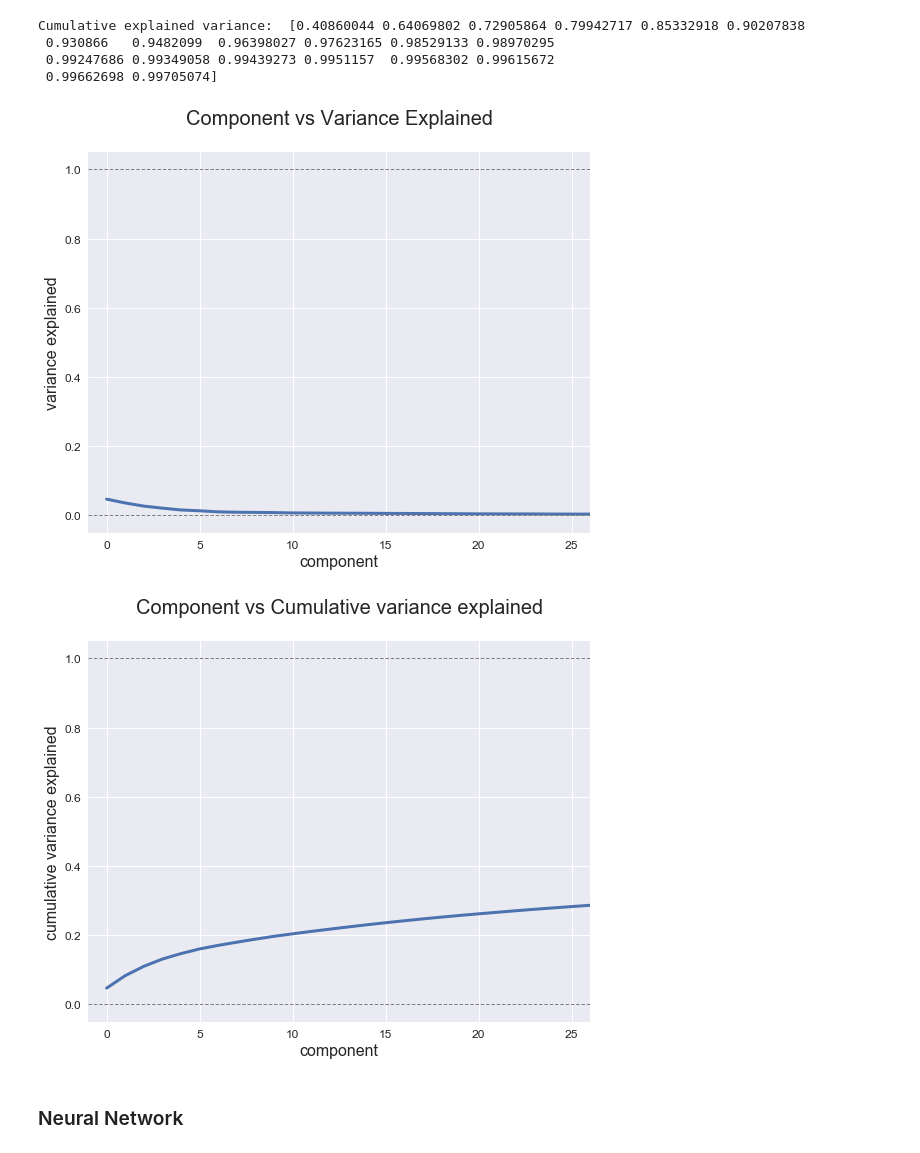
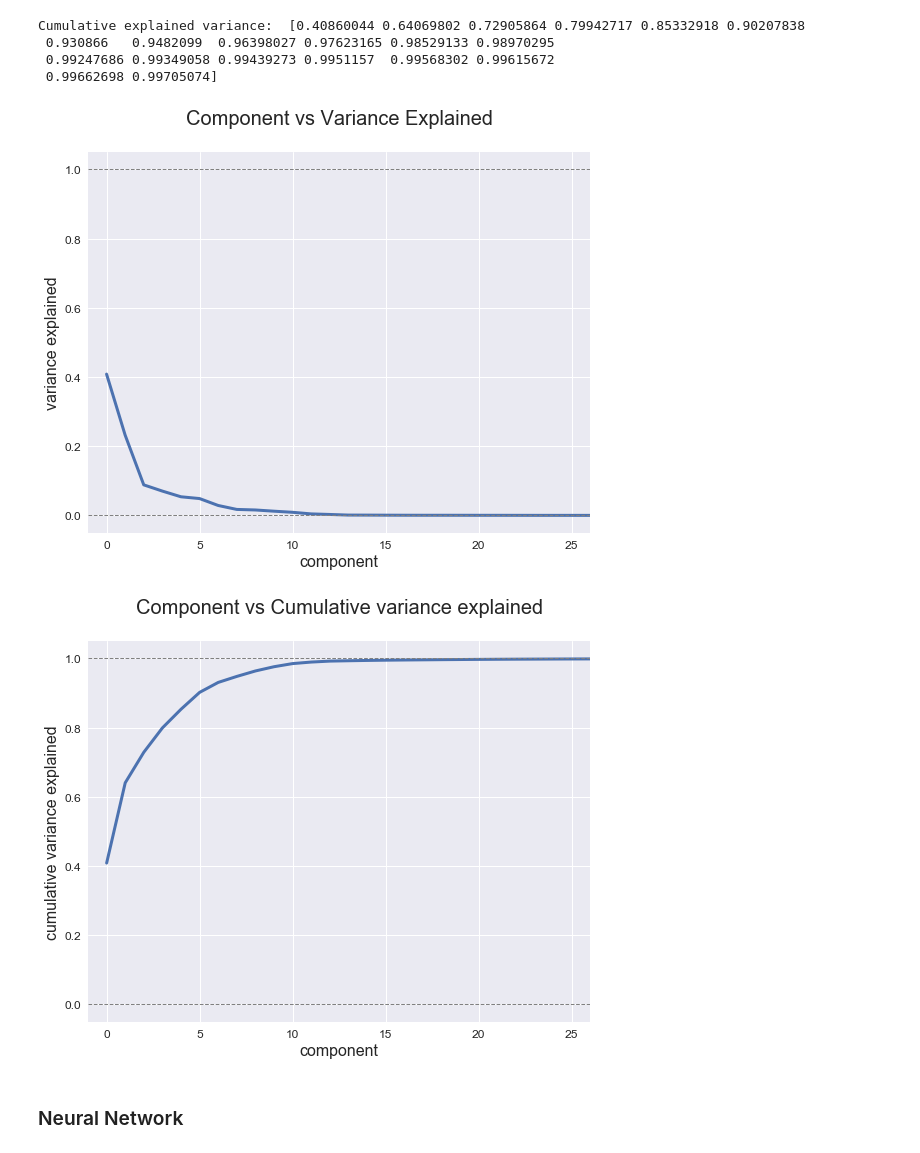
Before and after one commit to surajsakaram/Capstone, a Jupyter notebook: code/03_Modeling.ipynb, the cells around one changed output. Cells and saved outputs as stored; diff of their text form; code cells hidden in the pictures.

```diff
--- a/code/03_Modeling.ipynb
+++ b/code/03_Modeling.ipynb
@@ -389,8 +399,8 @@ plt.figure(figsize=(9,7))
 # HERE IS THE BASIC PLOT
 
 # Plot the explained variance
-component_number = range(len(var_exp))
-plt.plot(component_number, var_exp, lw=3)
+component_number = range(len(var_exp_2))
+plt.plot(component_number, var_exp_2, lw=3)
 
 # NOW MAKE IT LOOK PRETTY
 
@@ -418,43 +428,43 @@ ax.set_title('Component vs Variance Explained\n', fontsize=20)
 
 plt.show()
 # %% [output]
-[figure, old version]
+[figure, new version]
 # %%
 plt.figure(figsize=(9,7))
 
 # HERE IS THE BASIC PLOT
 
 # Plot the cumulative explained variance
-component_number = range(len(cum_var_exp))
-plt.plot(component_number, cum_var_exp, lw=3)
+component_number = range(len(cum_var_exp_2))
+plt.plot(component_number, cum_var_exp_2, lw=3)
 
 # NOW MAKE IT LOOK PRETTY
 
 # Add horizontal lines at y=0 and y=100
 plt.axhline(y=0, linewidth=1, color='grey', ls='dashed')
 plt.axhline(y=1, linewidth=1, color='grey', ls='dashed')
 
 # Set the x and y axis limits
 ax = plt.gca()
 ax.set_xlim([-1,26])
 ax.set_ylim([-0.05,1.05])
 
 # Label the axes
 ax.set_ylabel('cumulative variance explained', fontsize=16)
 ax.set_xlabel('component', fontsize=16)
 
 # Make the tick labels bigger
 for tick in ax.xaxis.get_major_ticks():
     tick.label.set_fontsize(12)
 for tick in ax.yaxis.get_major_ticks():
     tick.label.set_fontsize(12)
 
 # Add title
 ax.set_title('Component vs Cumulative variance explained\n', fontsize=20)
 
 plt.show()
 # %% [output]
-[figure, old version]
+[figure, new version]
 # %% [markdown]
 ### Neural Network
 # %%
```
Also changed, not shown: parts of 6 cells of this notebook, 1 other file.
